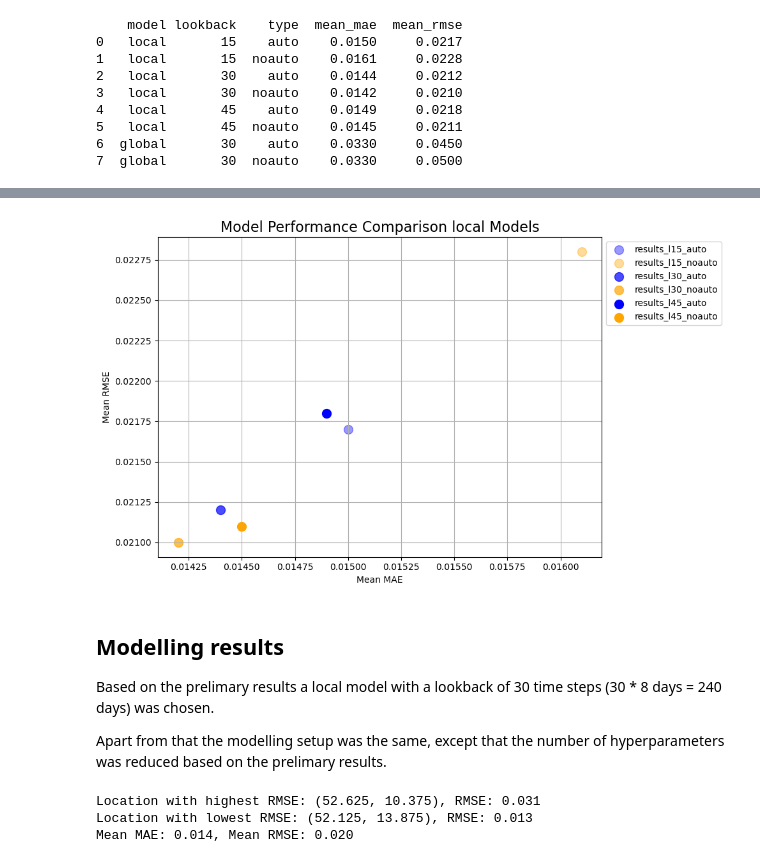
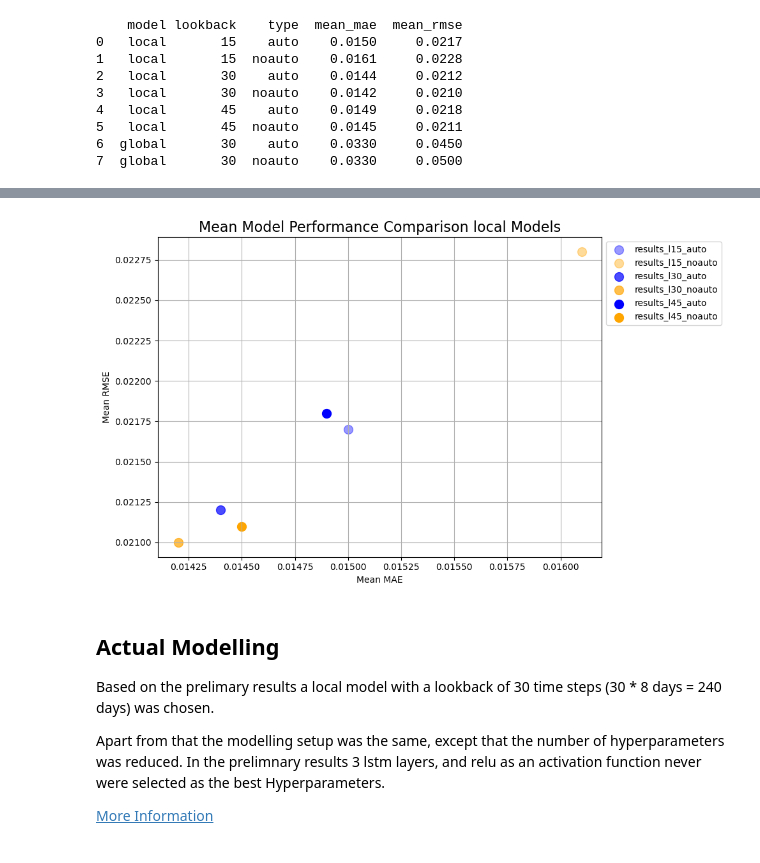
Before and after one commit to luismaecker/LSTM-SIF, a Jupyter notebook: main_copy.ipynb, the cells around one changed output, grey strips where cells are left out. Saved outputs shown, nothing was run; the diff lists cells and outputs as text; code cells hidden in the pictures.

```diff
--- a/main_copy.ipynb
+++ b/main_copy.ipynb
@@ -483,76 +442,40 @@ def plot_performance_data(mean_performance_data):
     }
     markers = ['o', 's', 'D', '^']
 
     # Create a new figure
     plt.figure(figsize=(10, 6))
 
     # Plot data for each key in the mean performance data
     for idx, (key, performance) in enumerate(mean_performance_data.items()):
         lookback, auto_type = key.rsplit('_', 1)
         color = colors[auto_type]
         shade = shades[lookback]
 
         plt.scatter(performance['mean_mae'], performance['mean_rmse'],
                     color=color, alpha=shade, label=key, s=100)
 
 
 
     # Add labels and title
     plt.xlabel('Mean MAE')
     plt.ylabel('Mean RMSE')
-    plt.title('Model Performance Comparison local Models', fontsize=16)
+    plt.title('Mean Model Performance Comparison local Models', fontsize=16)
     plt.legend(loc='upper left', bbox_to_anchor=(1, 1))
     plt.grid(True)
     plt.tight_layout()
 
     # Show plot
     plt.show()
 
 # Call the function to plot the data
 plot_performance_data(mean_performance_data)
 # %% [output]
-[figure, old version]
+[figure, new version]
 # %% [markdown]
-## Modelling results
+## Actual Modelling
 
 Based on the prelimary results a local model with a lookback of 30 time steps (30 * 8 days = 240 days) was chosen.
 
-Apart from that the modelling setup was the same, except that the number of hyperparameters was reduced based on the prelimary results.
+Apart from that the modelling setup was the same, except that the number of hyperparameters was reduced. In the prelimnary results 3 lstm layers, and relu as an activation function never were selected as the best Hyperparameters.
+
+[More Information](#-src-model)
-# %%
-# Reading the results and evaluation from the file
-with open("results/modelling/final/results_full_local_auto_l30.json", 'r') as file:
-    results_dict = json.load(file)
-
-rmse_values = {loc: data['evaluation']['rmse'] for loc, data in results_dict.items()}
-
-# Find locations with highest and lowest RMSE
-highest_rmse_location = max(rmse_values, key=rmse_values.get)
-lowest_rmse_location = min(rmse_values, key=rmse_values.get)
-
-
-print(f'Location with highest RMSE: {highest_rmse_location}, RMSE: {rmse_values[highest_rmse_location]:.3f}')
-print(f'Location with lowest RMSE: {lowest_rmse_location}, RMSE: {rmse_values[lowest_rmse_location]:.3f}')
-
-# Extracting true and predicted values for these locations
-true_values_high_rmse = results_dict[highest_rmse_location]['results']['true_values']
-predicted_values_high_rmse = results_dict[highest_rmse_location]['results']['predicted_values']
-true_values_low_rmse = results_dict[lowest_rmse_location]['results']['true_values']
-predicted_values_low_rmse = results_dict[lowest_rmse_location]['results']['predicted_values']
-
-# scores for the locations
-rmse_high = results_dict[highest_rmse_location]['evaluation']['rmse']
-mae_high = results_dict[highest_rmse_location]['evaluation']['mae']
-rmse_low = results_dict[lowest_rmse_location]['evaluation']['rmse']
-mae_low = results_dict[lowest_rmse_location]['evaluation']['mae']
-
-# mean errors
-mean_rmse = np.mean([data['evaluation']['rmse'] for data in results_dict.values()])
-mean_mae = np.mean([data['evaluation']['mae'] for data in results_dict.values()])
-
-print(f'Mean MAE: {mean_mae:.3f}, Mean RMSE: {mean_rmse:.3f}')
-
-# print the mean errors
-# %% [output]
-Location with highest RMSE: (52.625, 10.375), RMSE: 0.031
-Location with lowest RMSE: (52.125, 13.875), RMSE: 0.013
-Mean MAE: 0.014, Mean RMSE: 0.020
```
Also changed, not shown: parts of 14 cells of this notebook, 26 other files.
